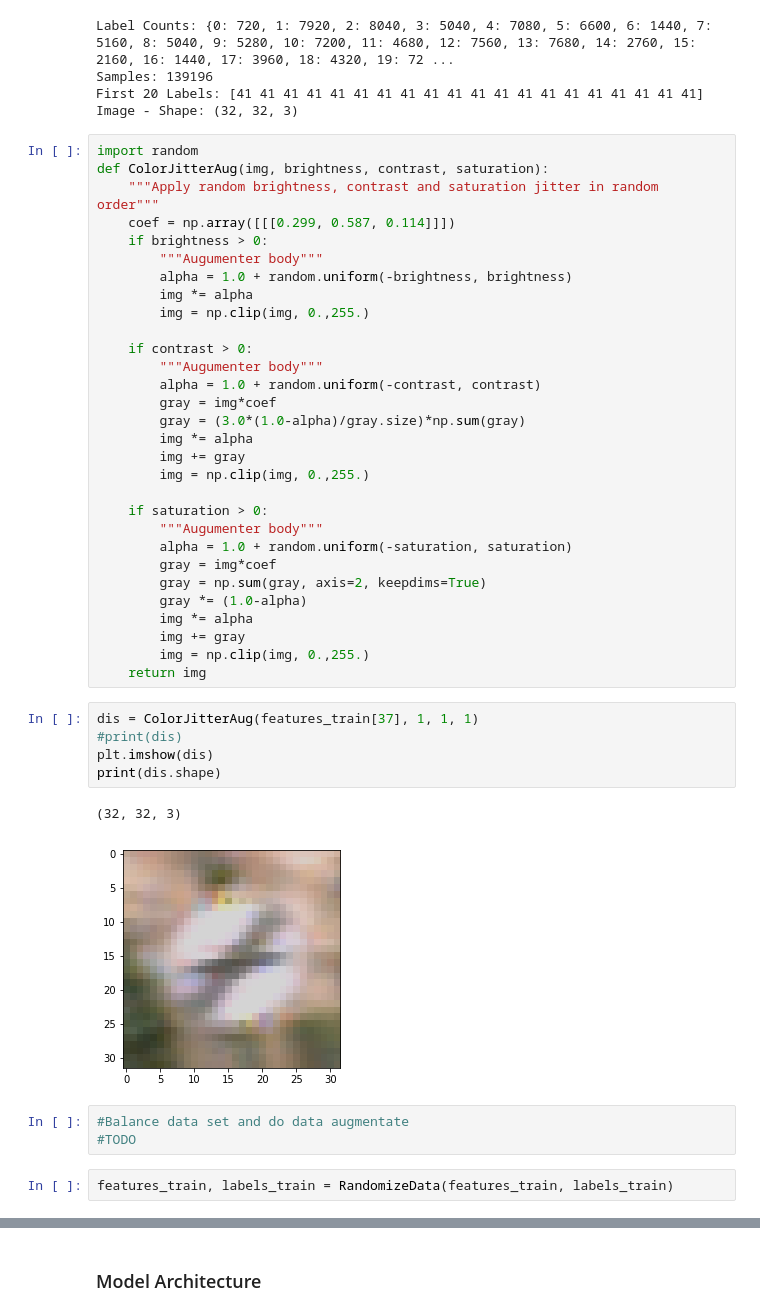
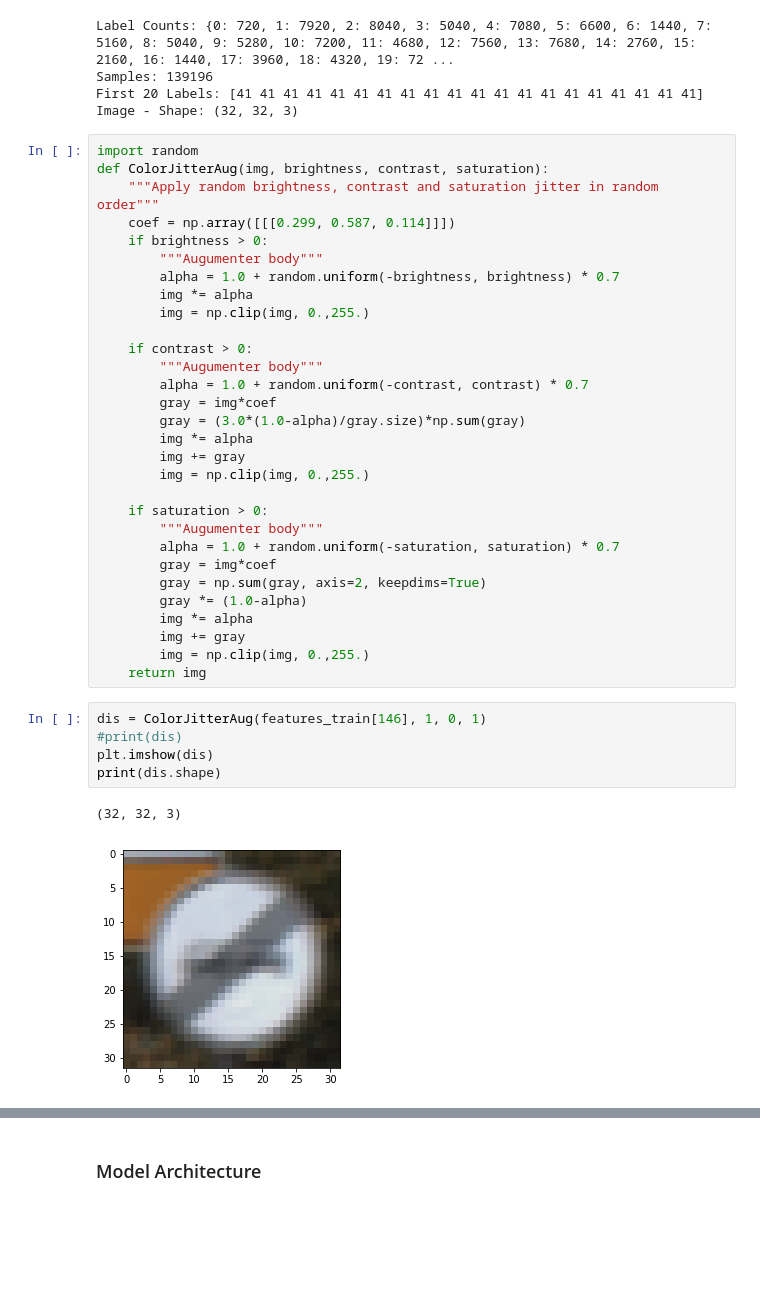
Before and after one commit to Walter1218/self_driving_car_ND, a Jupyter notebook: CarND-Traffic-Sign-Classifier-Project-2/Traffic_Sign_Classifier_.ipynb, the cells around one changed output, grey strips where cells are left out. Cells and saved outputs as stored; diff of their text form; blank space fills up the shorter version.

Commit message:
not final version, just add data balanced code

```diff
--- a/CarND-Traffic-Sign-Classifier-Project-2/Traffic_Sign_Classifier_.ipynb
+++ b/CarND-Traffic-Sign-Classifier-Project-2/Traffic_Sign_Classifier_.ipynb
@@ -365,13 +362,13 @@ def ColorJitterAug(img, brightness, contrast, saturation):
     coef = np.array([[[0.299, 0.587, 0.114]]])
     if brightness > 0:
         """Augumenter body"""
-        alpha = 1.0 + random.uniform(-brightness, brightness)
+        alpha = 1.0 + random.uniform(-brightness, brightness) * 0.7
         img *= alpha
         img = np.clip(img, 0.,255.)
 
     if contrast > 0:
         """Augumenter body"""
-        alpha = 1.0 + random.uniform(-contrast, contrast)
+        alpha = 1.0 + random.uniform(-contrast, contrast) * 0.7
         gray = img*coef
         gray = (3.0*(1.0-alpha)/gray.size)*np.sum(gray)
         img *= alpha
@@ -380,7 +377,7 @@ def ColorJitterAug(img, brightness, contrast, saturation):
 
     if saturation > 0:
         """Augumenter body"""
-        alpha = 1.0 + random.uniform(-saturation, saturation)
+        alpha = 1.0 + random.uniform(-saturation, saturation) * 0.7
         gray = img*coef
         gray = np.sum(gray, axis=2, keepdims=True)
         gray *= (1.0-alpha)
@@ -389,15 +386,10 @@ def ColorJitterAug(img, brightness, contrast, saturation):
         img = np.clip(img, 0.,255.)
     return img
 # %%
-dis = ColorJitterAug(features_train[37], 1, 1, 1)
+dis = ColorJitterAug(features_train[146], 1, 0, 1)
 #print(dis)
 plt.imshow(dis)
 print(dis.shape)
 # %% [output]
 (32, 32, 3)
-[figure, old version]
+[figure, new version]
-# %%
-#Balance data set and do data augmentate
-#TODO
-# %%
-features_train, labels_train = RandomizeData(features_train, labels_train)
```
Also changed, not shown: parts of 11 cells of this notebook.
